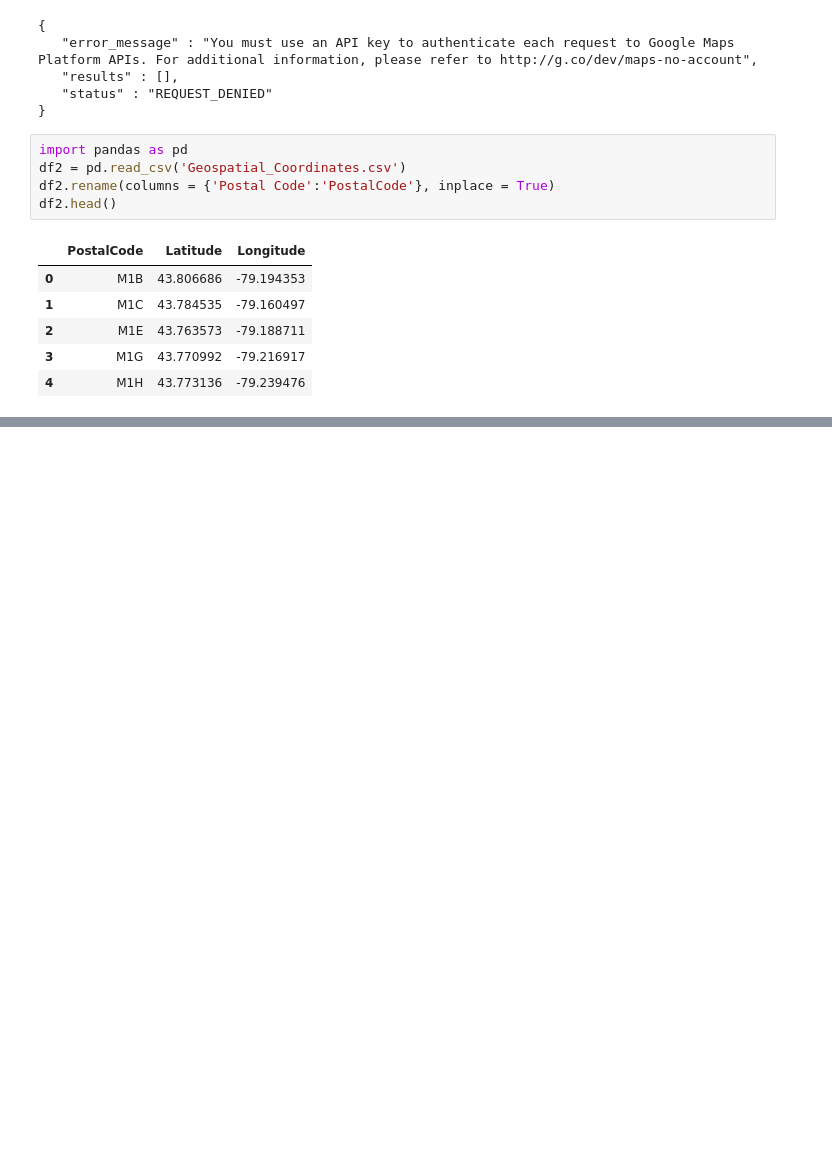
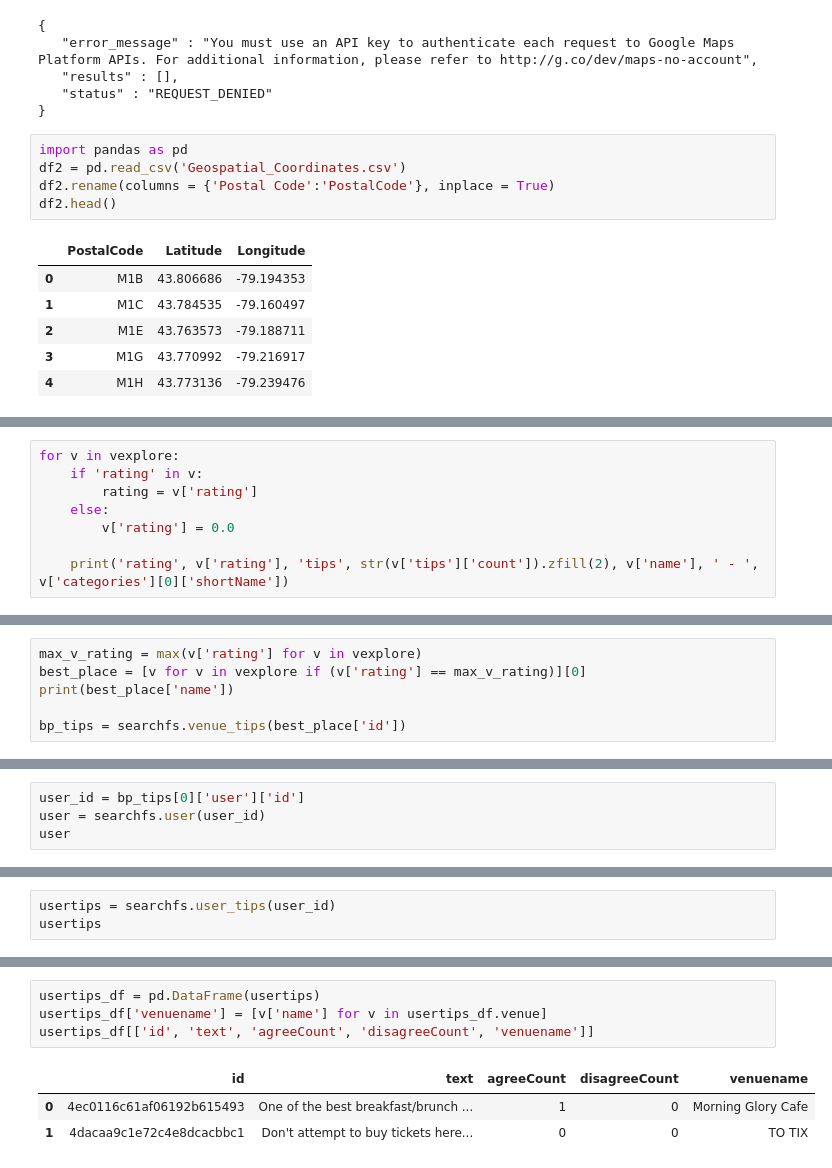
Before and after one commit to lucianopinheiro/Coursera_Capstone, a Jupyter notebook: Segmenting and Clustering Neighborhoods in Toronto.ipynb, the cells around one changed output, grey strips where cells are left out. Saved outputs shown, nothing was run; the diff lists cells and outputs as text; blank space fills up the shorter version.

```diff
--- a/Segmenting and Clustering Neighborhoods in Toronto.ipynb
+++ b/Segmenting and Clustering Neighborhoods in Toronto.ipynb
@@ -125,0 +351,8 @@ print(df3[df3['PostalCode']=='M3A'])
+# %%
+for v in vexplore:
+    if 'rating' in v:
+        rating = v['rating']
+    else:
+        v['rating'] = 0.0
+
+    print('rating', v['rating'], 'tips', str(v['tips']['count']).zfill(2), v['name'], ' - ', v['categories'][0]['shortName'])
@@ -125,0 +368,6 @@ print(df3[df3['PostalCode']=='M3A'])
+# %%
+max_v_rating = max(v['rating'] for v in vexplore)
+best_place = [v for v in vexplore if (v['rating'] == max_v_rating)][0]
+print(best_place['name'])
+
+bp_tips = searchfs.venue_tips(best_place['id'])
@@ -125,0 +421,4 @@ print(df3[df3['PostalCode']=='M3A'])
+# %%
+user_id = bp_tips[0]['user']['id']
+user = searchfs.user(user_id)
+user
@@ -125,0 +456,3 @@ print(df3[df3['PostalCode']=='M3A'])
+# %%
+usertips = searchfs.user_tips(user_id)
+usertips
@@ -125,0 +477,8 @@ print(df3[df3['PostalCode']=='M3A'])
+# %%
+usertips_df = pd.DataFrame(usertips)
+usertips_df['venuename'] = [v['name'] for v in usertips_df.venue]
+usertips_df[['id', 'text', 'agreeCount', 'disagreeCount', 'venuename']]
+# %% [output]
+|  | id | text | agreeCount | disagreeCount | venuename |
+| 0 | 4ec0116c61af06192b615493 | One of the best breakfast/brunch ... | 1 | 0 | Morning Glory Cafe |
+| 1 | 4dacaa9c1e72c4e8dcacbbc1 | Don't attempt to buy tickets here... | 0 | 0 | TO TIX |
```
Also changed, not shown: parts of 36 cells of this notebook.
